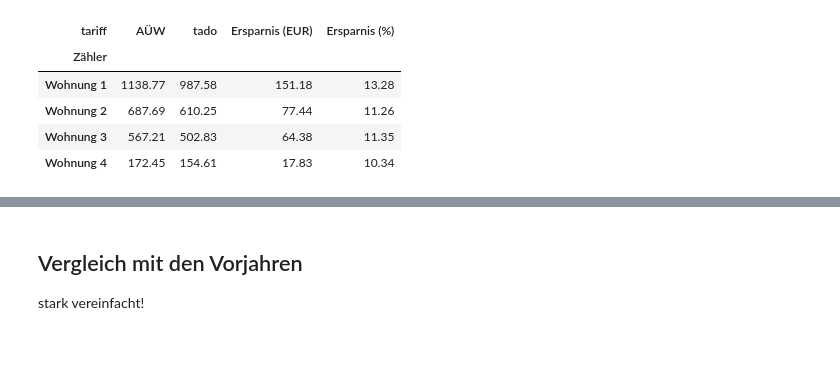
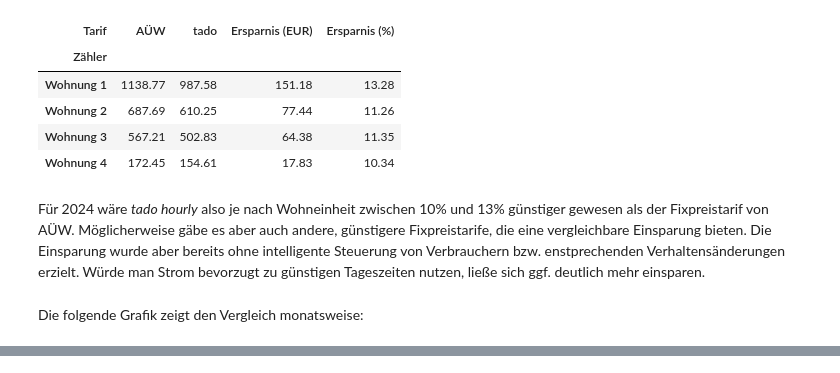
Before and after one commit to grst/dynamischer-stromtarif, a Jupyter notebook: dynamischer-stromtarif.ipynb, the cells around one changed output, grey strips where cells are left out. Saved outputs shown, nothing was run; the diff lists cells and outputs as text; code cells hidden in the pictures; blank space fills up the shorter version.

```diff
--- a/dynamischer-stromtarif.ipynb
+++ b/dynamischer-stromtarif.ipynb
@@ -127,12 +129,12 @@ for year in YEARS:
         validate="many_to_one",
         left_on="start_day",
         right_on="start_day",
-    ).assign(cost=lambda x: (x["real_price"] / 1000) * x["Wh"])
+    ).assign(Kosten=lambda x: (x["real_price"] / 1000) * x["Wh"])
 
     tmp_monthly_cost = tmp_hourly_cost.groupby(["Zähler"]).apply(
-        lambda x: x.set_index("time")["cost"].resample("MS").sum()
+        lambda x: x.set_index("time")["Kosten"].resample("MS").sum()
     )
-    tmp_yearly_cost = tmp_hourly_cost.loc[:, ["Zähler", "cost"]].groupby(["Zähler"]).sum()
+    tmp_yearly_cost = tmp_hourly_cost.loc[:, ["Zähler", "Kosten"]].groupby(["Zähler"]).sum()
 
     hourly_cost[f"tado_{year}"] = tmp_hourly_cost
     monthly_cost[f"tado_{year}"] = tmp_monthly_cost
@@ -142,32 +144,40 @@ for year in YEARS:
 # fixed cost
 tmp_hourly_cost = pulses_interval.merge(
     hourly_price, how="inner", validate="many_to_one", left_on="time", right_on="start"
-).assign(cost=lambda x: (x["Wh"] / 1000) * FEE_PER_KWH)
+).assign(Kosten=lambda x: (x["Wh"] / 1000) * FEE_PER_KWH)
 tmp_monthly_cost = tmp_hourly_cost.groupby(["Zähler"]).apply(
-    lambda x: x.set_index("time")["cost"].resample("MS").sum()
+    lambda x: x.set_index("time")["Kosten"].resample("MS").sum()
 )
-tmp_yearly_cost = tmp_hourly_cost.loc[:, ["Zähler", "cost"]].groupby(["Zähler"]).sum()
+tmp_yearly_cost = tmp_hourly_cost.loc[:, ["Zähler", "Kosten"]].groupby(["Zähler"]).sum()
 
 hourly_cost["AÜW_2024"] = tmp_hourly_cost
 monthly_cost["AÜW_2024"] = tmp_monthly_cost
 yearly_cost["AÜW_2024"] = tmp_yearly_cost
 # %%
 yearly_cost_df = pd.concat(
-    [df.assign(tariff=k.split("_")[0]) for k, df in yearly_cost.items() if "2024" in k]
-).sort_values(["Zähler", "tariff"])
+    [df.assign(Tarif=k.split("_")[0]) for k, df in yearly_cost.items() if "2024" in k]
+).sort_values(["Zähler", "Tarif"])
 # %%
-yearly_cost_df.pivot_table(values="cost", columns="tariff", index="Zähler").assign(
+#| tbl-cap: Jährliche Stromkosten in EUR für AÜR und tado pro Wohneinheit.
+
+yearly_cost_df.pivot_table(values="Kosten", columns="Tarif", index="Zähler").assign(
     **{
         "Ersparnis (EUR)": lambda x: -(x["tado"] - x["AÜW"]),
         "Ersparnis (%)": lambda x: (1 - x["tado"] / x["AÜW"]) * 100,
     }
 ).style.format('{:.2f}')
 # %% [output]
-| tariff | AÜW | tado | Ersparnis (EUR) | Ersparnis (%) |
+| Tarif | AÜW | tado | Ersparnis (EUR) | Ersparnis (%) |
 | Zähler |  |  |  |  |
 | Wohnung 1 | 1138.77 | 987.58 | 151.18 | 13.28 |
 | Wohnung 2 | 687.69 | 610.25 | 77.44 | 11.26 |
 | Wohnung 3 | 567.21 | 502.83 | 64.38 | 11.35 |
 | Wohnung 4 | 172.45 | 154.61 | 17.83 | 10.34 |
+# %% [markdown]
+Für 2024 wäre *tado hourly* also
+je nach Wohneinheit zwischen 10% und 13% günstiger gewesen als der Fixpreistarif von AÜW. Möglicherweise gäbe es aber
+auch andere, günstigere Fixpreistarife, die eine vergleichbare Einsparung bieten. Die Einsparung wurde aber bereits ohne
+intelligente Steuerung von Verbrauchern bzw. enstprechenden Verhaltensänderungen erzielt. Würde man Strom bevorzugt
+zu günstigen Tageszeiten nutzen, ließe sich ggf. deutlich mehr einsparen.
 # %%
 monthly_cost_df = (
@@ -179,3 +189,5 @@ monthly_cost_df = (
     .assign(month=lambda x: pd.Categorical(x["month"], categories=x["month"].unique()))
 )
+# %% [markdown]
+Die folgende Grafik zeigt den Vergleich monatsweise:
 # %%
@@ -184,7 +196,3 @@ hv.Table(monthly_cost_df, ["tariff", "Zähler", "month"], ["cost"]).to.bars(["mo
 )
 # %% [output]
 [interactive output not drawn]
-# %% [markdown]
-## Vergleich mit den Vorjahren
-
-stark vereinfacht!
```
Also changed, not shown: parts of 17 cells of this notebook, 4 other files.
